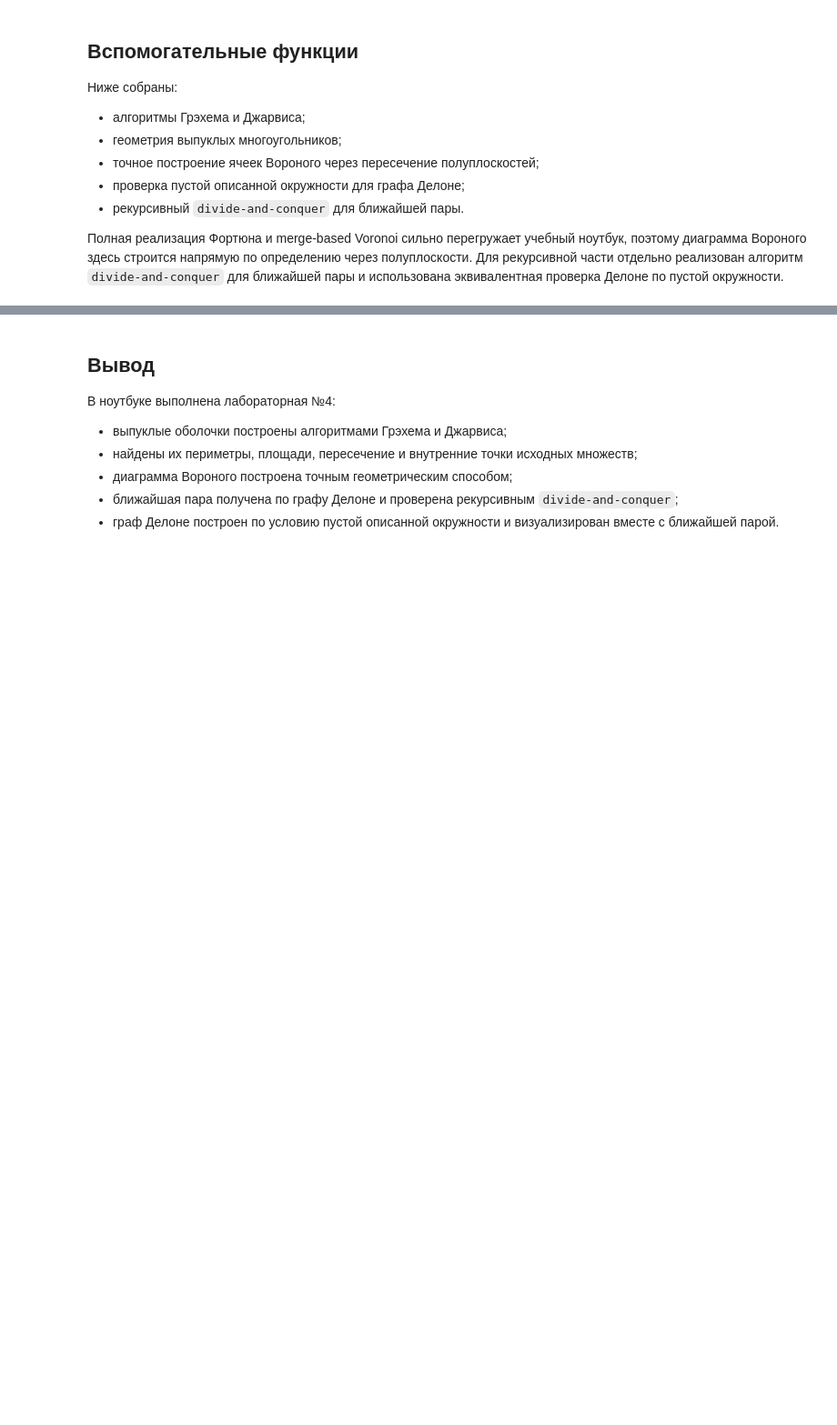
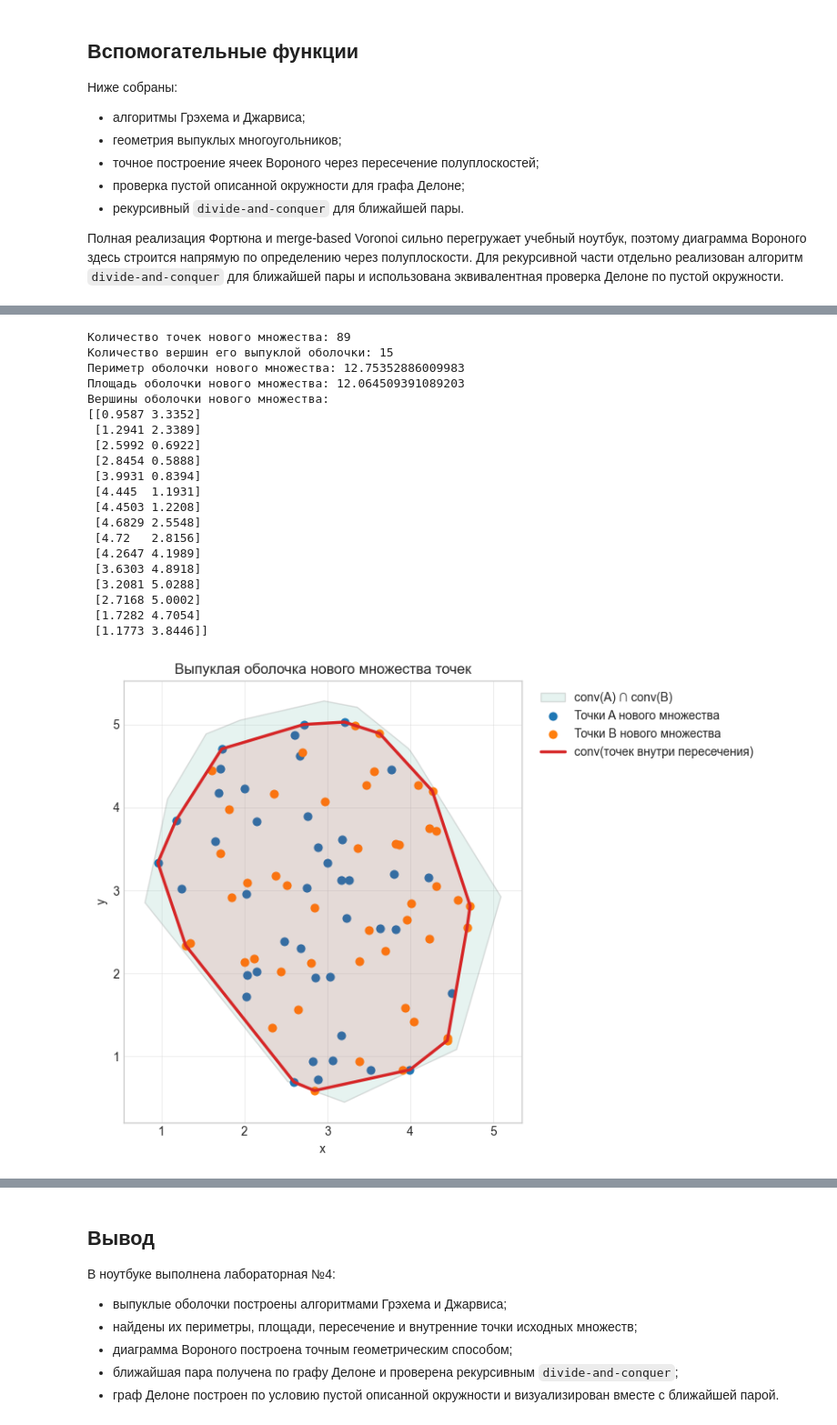
Before and after one commit to Mikkkkkkka/itmo-is-geometry-labs, a Jupyter notebook: lab4_loci.ipynb, the cells around one changed output, grey strips where cells are left out. Shown at 91% size. Saved outputs shown, nothing was run; the diff lists cells and outputs as text; code cells hidden in the pictures; blank space fills up the shorter version.

```diff
--- a/lab4_loci.ipynb
+++ b/lab4_loci.ipynb
@@ -429,3 +436,59 @@ plt.show()
+# %%
+intersection_point_groups = [points for points in (inside_A, inside_B) if len(points)]
+intersection_points = np.vstack(intersection_point_groups) if intersection_point_groups else np.empty((0, 2))
+intersection_points_hull = graham_scan(intersection_points) if len(intersection_points) >= 3 else intersection_points
+
+print("Количество точек нового множества:", len(intersection_points))
+print("Количество вершин его выпуклой оболочки:", len(intersection_points_hull))
+if len(intersection_points_hull) >= 3:
+    print("Периметр оболочки нового множества:", polygon_perimeter(intersection_points_hull))
+    print("Площадь оболочки нового множества:", polygon_area(intersection_points_hull))
+print("Вершины оболочки нового множества:")
+print(np.array_str(intersection_points_hull, precision=4, suppress_small=True))
+
+fig, ax = plt.subplots(figsize=(8, 6))
+
+ax.add_patch(Polygon(intersection_hulls, closed=True, facecolor="#9fd3c7", edgecolor="tab:gray", alpha=0.25, label="conv(A) ∩ conv(B)"))
+if len(inside_A):
+    ax.scatter(inside_A[:, 0], inside_A[:, 1], color="tab:blue", s=40, label="Точки A нового множества")
+if len(inside_B):
+    ax.scatter(inside_B[:, 0], inside_B[:, 1], color="tab:orange", s=40, label="Точки B нового множества")
+
+if len(intersection_points_hull) >= 3:
+    path_intersection_points = np.vstack([intersection_points_hull, intersection_points_hull[0]])
+    ax.plot(path_intersection_points[:, 0], path_intersection_points[:, 1], color="tab:red", linewidth=2.5, label="conv(точек внутри пересечения)")
+    ax.add_patch(Polygon(intersection_points_hull, closed=True, facecolor="tab:red", edgecolor="none", alpha=0.12))
+
+ax.set_title("Выпуклая оболочка нового множества точек")
+ax.set_xlabel("x")
+ax.set_ylabel("y")
+ax.axis("equal")
+ax.legend(loc="upper left", bbox_to_anchor=(1.02, 1.0))
+
+plt.tight_layout()
+plt.show()
+# %% [output]
+Количество точек нового множества: 89
+Количество вершин его выпуклой оболочки: 15
+Периметр оболочки нового множества: 12.75352886009983
+Площадь оболочки нового множества: 12.064509391089203
+Вершины оболочки нового множества:
+[[0.9587 3.3352]
+ [1.2941 2.3389]
+ [2.5992 0.6922]
+ [2.8454 0.5888]
+ [3.9931 0.8394]
+ [4.445  1.1931]
+ [4.4503 1.2208]
+ [4.6829 2.5548]
+ [4.72   2.8156]
+ [4.2647 4.1989]
+ [3.6303 4.8918]
+ [3.2081 5.0288]
+ [2.7168 5.0002]
+ [1.7282 4.7054]
+ [1.1773 3.8446]]
+[figure, added]
 # %% [markdown]
 ## Задание 4.2. Близость
 
```
Also changed, not shown: parts of 6 cells of this notebook.
